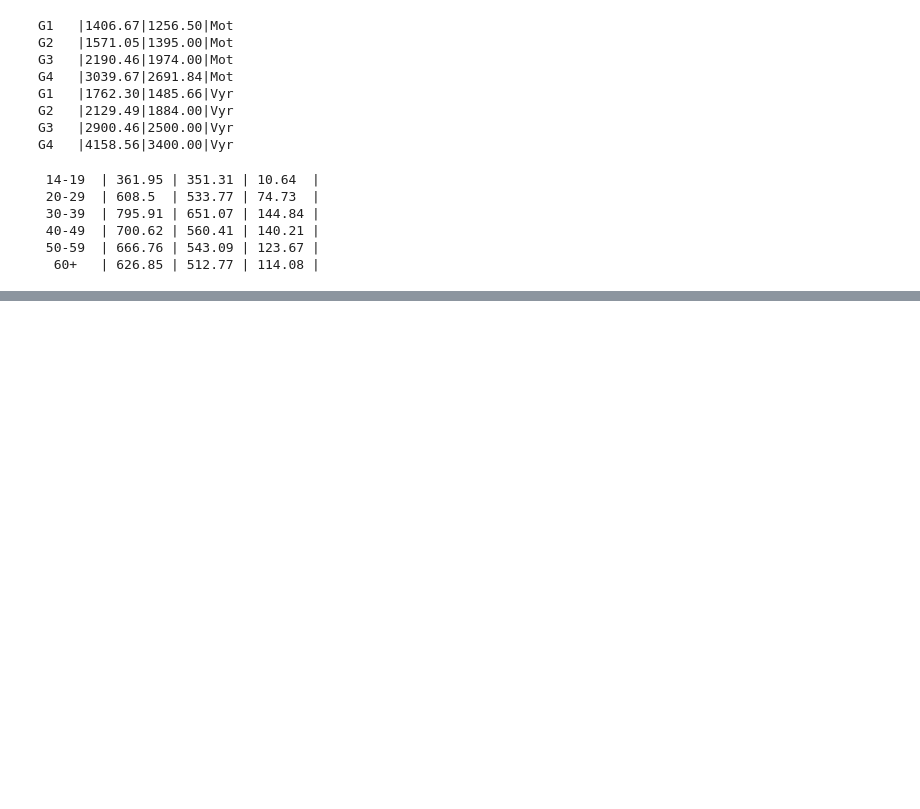
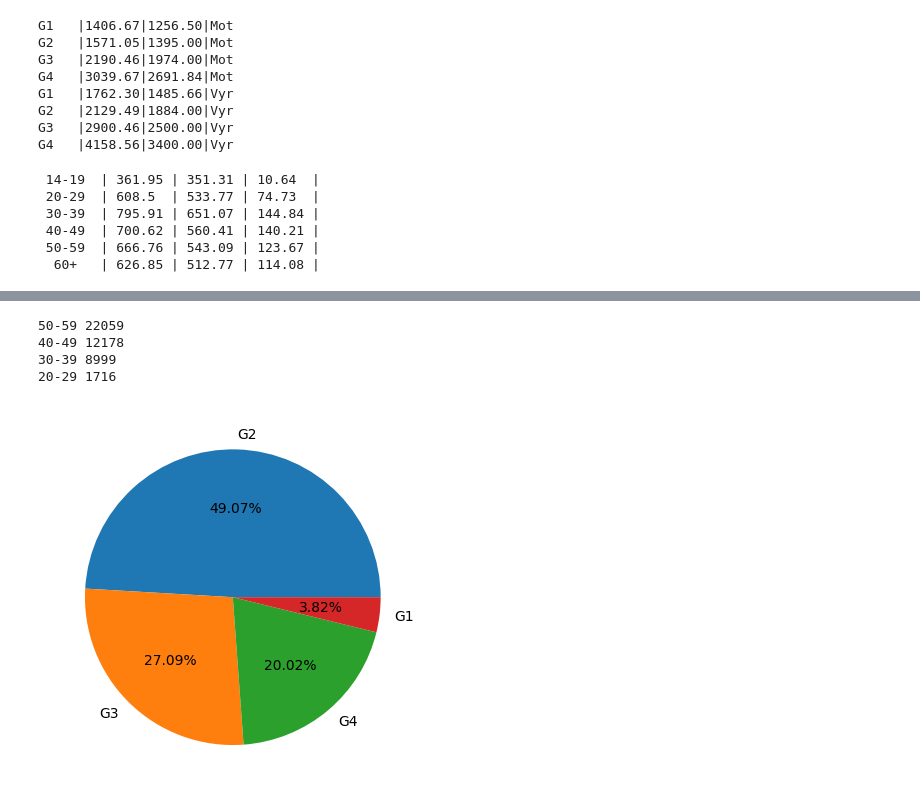
Before and after one commit to ISeeBugsEverywhere/DataScienceNotebooks, a Jupyter notebook: Studentai/EleTame/Po_SQL_5paskaita.ipynb, the cells around one changed output, grey strips where cells are left out. Drawn from its saved outputs; the diff is of its cells as text; code cells hidden in the pictures; blank space fills up the shorter version.

```diff
--- a/Studentai/EleTame/Po_SQL_5paskaita.ipynb
+++ b/Studentai/EleTame/Po_SQL_5paskaita.ipynb
@@ -169,0 +198,24 @@ for e in age:
+# %%
+#value_counts() ir pie plot:
+# kiek procentų buvo iš kiekvienos išsilavinimo pakopos?
+import pandas as pd
+import matplotlib.pyplot as plt
+
+# Nuskaitome failą
+df = pd.read_csv('../../DATA/DUS2014.csv')
+c = df['issilavinimas'].value_counts()
+issilavinimas = c.index
+kiekiai = c.values
+
+for li, ci in zip(amzius, kiekiai):
+    print(li, ci)
+
+plt.pie(x=c.values, labels=c.index, autopct='%.2f%%')
+
+plt.show()
+# %% [output]
+50-59 22059
+40-49 12178
+30-39 8999
+20-29 1716
+[figure, added]
```
Also changed, not shown: parts of 10 cells of this notebook.
